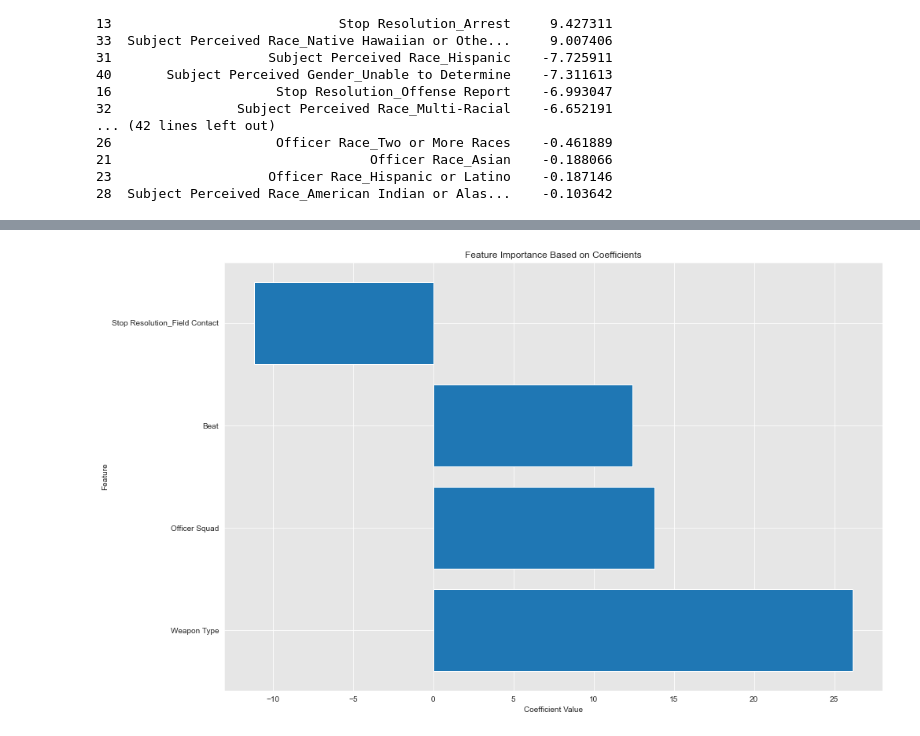
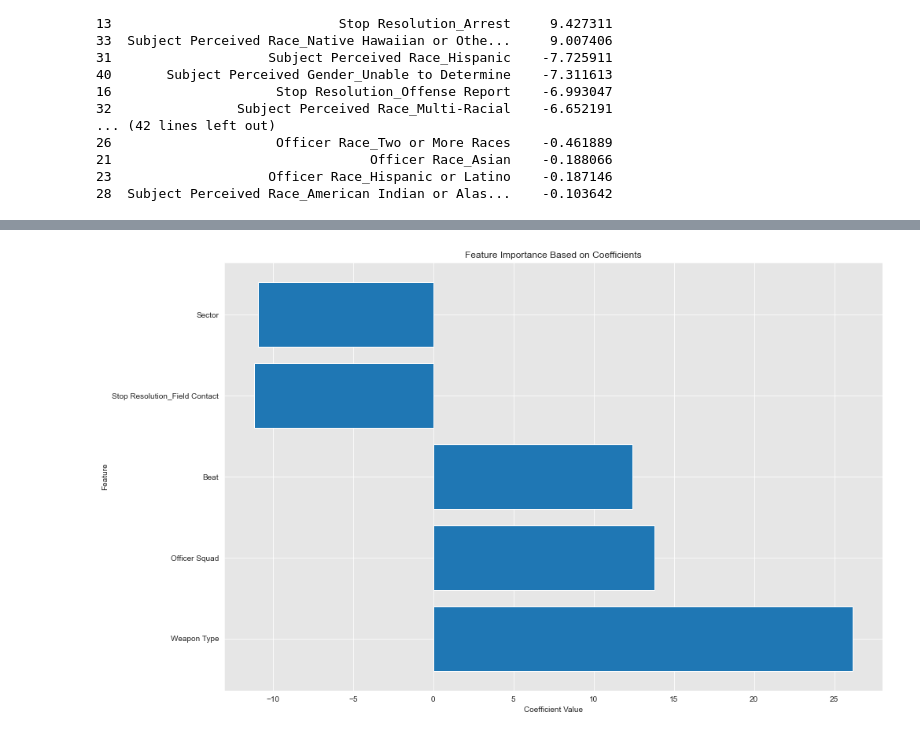
Before and after one commit to MMJGGR/Phase_3_Project, a Jupyter notebook: index.ipynb, the cells around one changed output, grey strips where cells are left out. Saved outputs shown, nothing was run; the diff lists cells and outputs as text; code cells hidden in the pictures.

```diff
--- a/index.ipynb
+++ b/index.ipynb
@@ -1159,10 +1171,9 @@ print(coef_df[['Feature', 'Coefficient']])
 # %%
-# Plotting
 plt.figure(figsize=(15, 10))
-plt.barh(coef_df['Feature'][:4], coef_df['Coefficient'][:4])
+plt.barh(coef_df['Feature'][:5], coef_df['Coefficient'][:5])
 plt.xlabel('Coefficient Value')
 plt.ylabel('Feature')
 plt.title('Feature Importance Based on Coefficients')
 plt.show()
 # %% [output]
-[figure, old version]
+[figure, new version]
```
Also changed, not shown: parts of 7 cells of this notebook.
